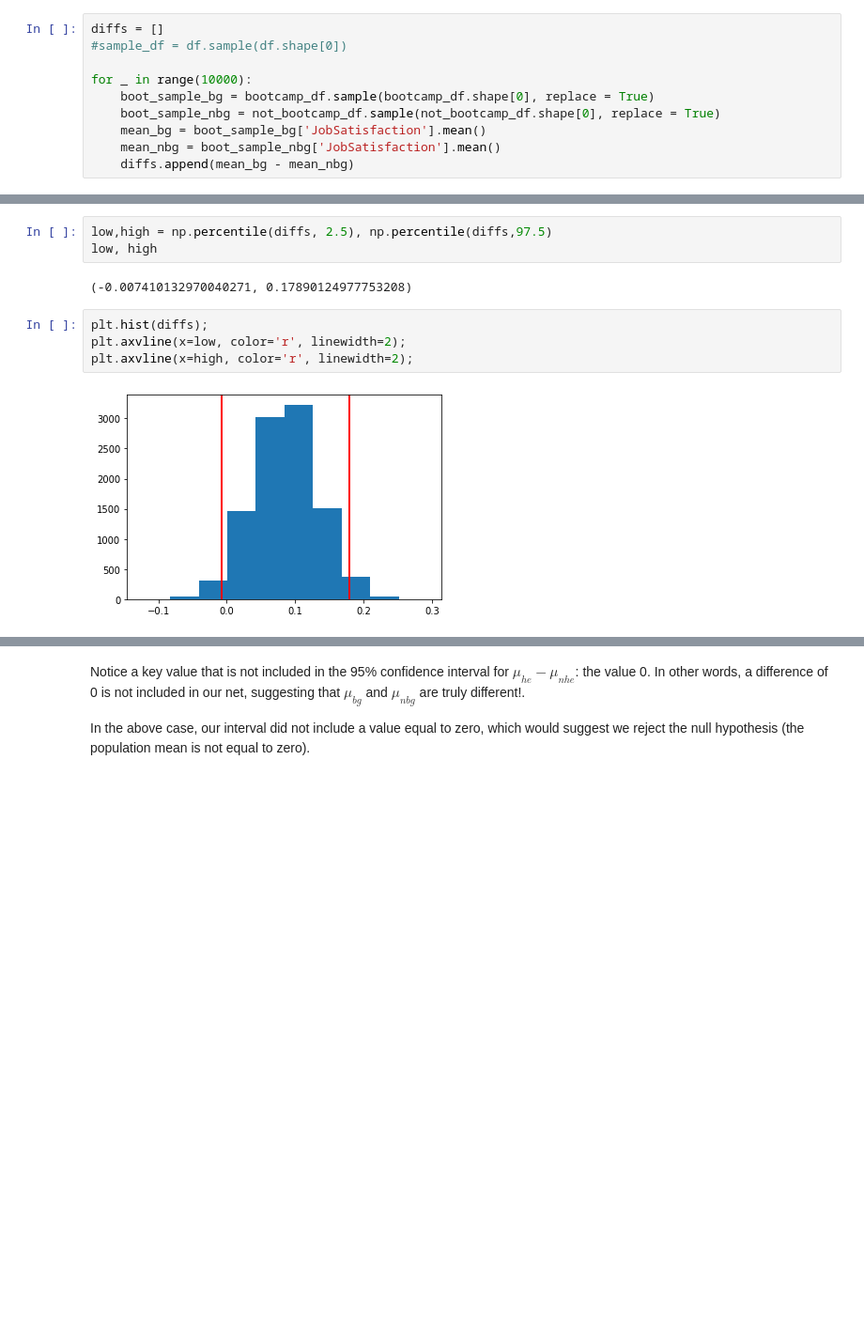
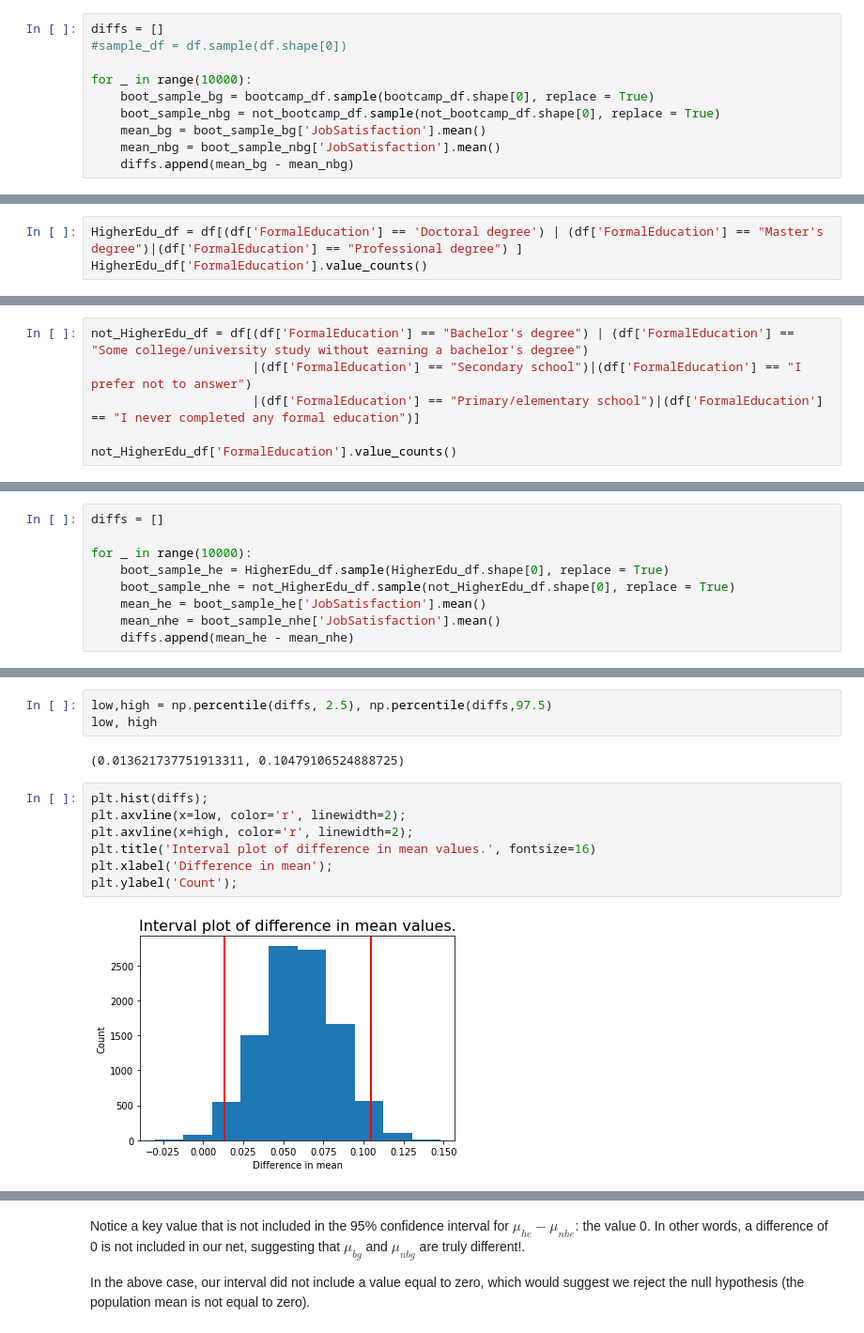
Before and after one commit to Marvykalu/DataScience_Projects, a Jupyter notebook: stackoverflow_developer_survey_2017/Inferential_Statistics.ipynb, the cells around one changed output, grey strips where cells are left out. Shown at 94% size. Drawn from its saved outputs; the diff is of its cells as text; blank space fills up the shorter version.

```diff
--- a/stackoverflow_developer_survey_2017/Inferential_Statistics.ipynb
+++ b/stackoverflow_developer_survey_2017/Inferential_Statistics.ipynb
@@ -111,0 +209,3 @@ plt.hist(null_vals);
+# %%
+HigherEdu_df = df[(df['FormalEducation'] == 'Doctoral degree') | (df['FormalEducation'] == "Master's degree")|(df['FormalEducation'] == "Professional degree") ]
+HigherEdu_df['FormalEducation'].value_counts()
@@ -111,0 +217,6 @@ plt.hist(null_vals);
+# %%
+not_HigherEdu_df = df[(df['FormalEducation'] == "Bachelor's degree") | (df['FormalEducation'] == "Some college/university study without earning a bachelor's degree")
+                      |(df['FormalEducation'] == "Secondary school")|(df['FormalEducation'] == "I prefer not to answer")
+                      |(df['FormalEducation'] == "Primary/elementary school")|(df['FormalEducation'] == "I never completed any formal education")]
+
+not_HigherEdu_df['FormalEducation'].value_counts()
@@ -111,0 +246,9 @@ plt.hist(null_vals);
+# %%
+diffs = []
+
+for _ in range(10000):
+    boot_sample_he = HigherEdu_df.sample(HigherEdu_df.shape[0], replace = True)
+    boot_sample_nhe = not_HigherEdu_df.sample(not_HigherEdu_df.shape[0], replace = True)
+    mean_he = boot_sample_he['JobSatisfaction'].mean()
+    mean_nhe = boot_sample_nhe['JobSatisfaction'].mean()
+    diffs.append(mean_he - mean_nhe)
@@ -144,10 +289,13 @@ plt.axvline(high,color='r', linewidth=2);
 low,high = np.percentile(diffs, 2.5), np.percentile(diffs,97.5)
 low, high
 # %% [output]
-(-0.007410132970040271, 0.17890124977753208)
+(0.013621737751913311, 0.10479106524888725)
 # %%
 plt.hist(diffs);
 plt.axvline(x=low, color='r', linewidth=2);
 plt.axvline(x=high, color='r', linewidth=2);
+plt.title('Interval plot of difference in mean values.', fontsize=16)
+plt.xlabel('Difference in mean');
+plt.ylabel('Count');
 # %% [output]
-[figure, old version]
+[figure, new version]
```
Also changed, not shown: parts of 50 cells of this notebook, 1 other file.
